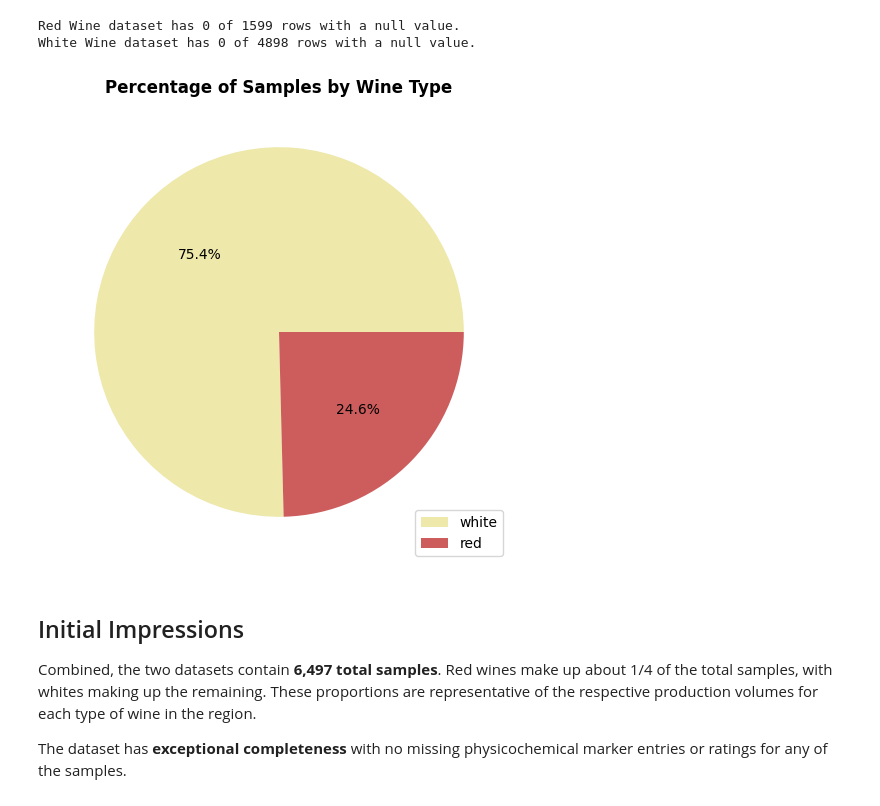
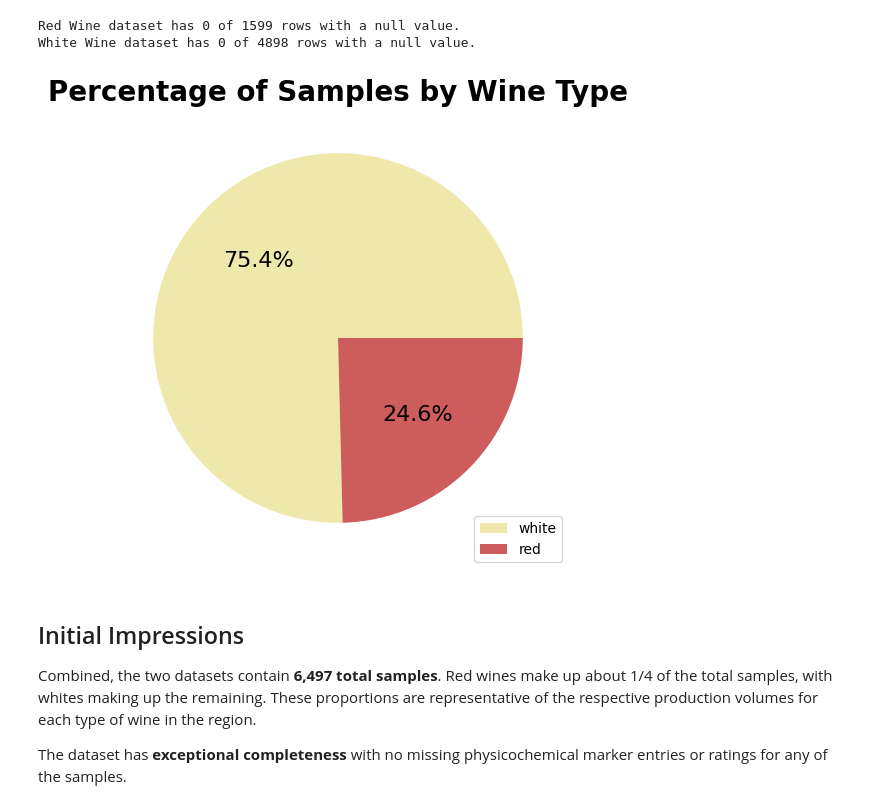
Before and after one commit to bspoerri/DS5010-Final-Project, a Jupyter notebook: final_project.ipynb, the cells around one changed output. Drawn from its saved outputs; the diff is of its cells as text; code cells hidden in the pictures.

Commit message:
Updated to save figures

```diff
--- a/final_project.ipynb
+++ b/final_project.ipynb
@@ -170,18 +170,21 @@ original_combined = combined.copy()
 # %%
 # calculate percentages of each type of wine
 percentages = combined['type'].value_counts(normalize=True).round(3) * 100
 
 # create pie chart
 plt.figure(figsize=(6,6))
 plt.pie(percentages,
         autopct='%.1f%%',
-        colors=['palegoldenrod', 'indianred'])
+        colors=['palegoldenrod', 'indianred'],
+        textprops={'fontsize': 16})
 plt.title('Percentage of Samples by Wine Type',
-          fontweight='bold')
+          fontweight='bold',
+         fontsize=20,
+         pad=0)
 plt.legend(labels=percentages.index, loc='lower right')
-plt.show()
+plt.savefig('Images/type_compisition.png', dpi= 75)
 # %% [output]
-[figure, old version]
+[figure, new version]
 # %% [markdown]
 ## Initial Impressions
 
```
Also changed, not shown: parts of 25 cells of this notebook.
